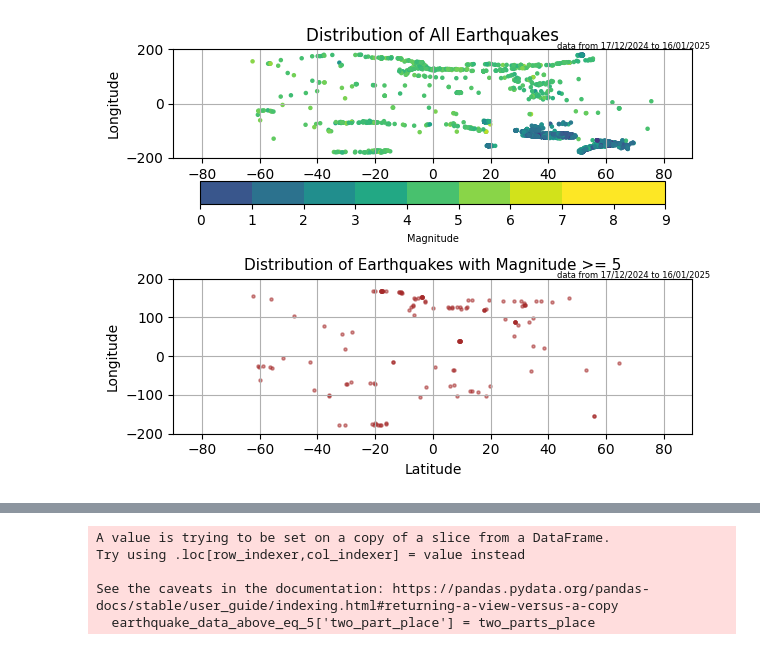
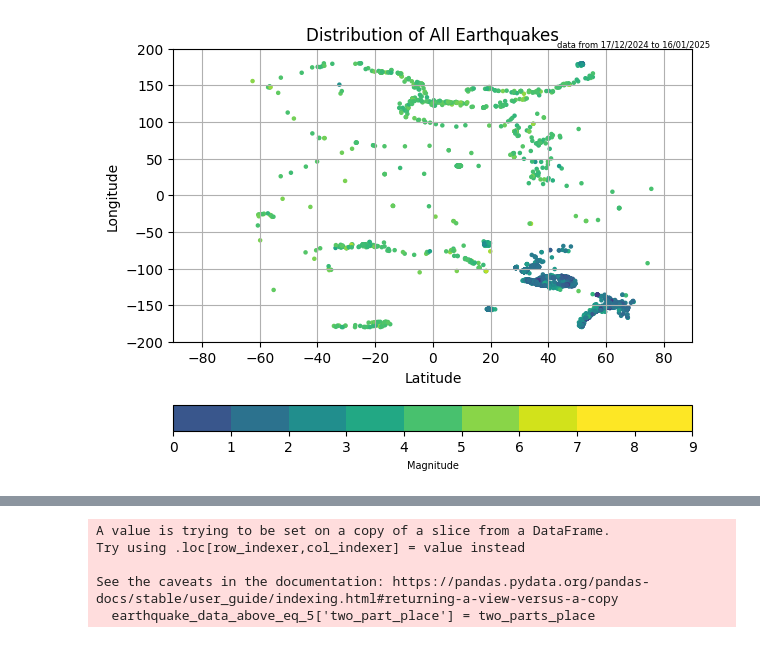
Before and after one commit to pkdc/earthquake-data-analysis, a Jupyter notebook: earthquake.ipynb, the cells around one changed output, grey strips where cells are left out. Saved outputs shown, nothing was run; the diff lists cells and outputs as text; code cells hidden in the pictures.

Commit message:
Separated the earthquakes dist and dist >=5 plots

```diff
--- a/earthquake.ipynb
+++ b/earthquake.ipynb
@@ -79,56 +79,37 @@ dtype: int64
 # %%
 # Extract latitude, longitude, and magnitude data
 lat = earthquake_data['latitude']
 lng = earthquake_data['longitude']
 mag = earthquake_data['mag']
 
-# Create a figure with 2 subplots (2 rows, 1 column)
-fig, ax = plt.subplots(2, 1)
+# Create a figure
+fig, ax = plt.subplots()
 
 # Scatter plot for all earthquakes
-eq_scatter = ax[0].scatter(lat, lng, s=5, c=mag, marker='o', cmap='viridis')
+eq_scatter = ax.scatter(lat, lng, s=5, c=mag, marker='o', cmap='viridis')
 
 # Add color bar to the first subplot
-cbar = fig.colorbar(eq_scatter, ax=ax[0], location='bottom', boundaries=[0,1,2,3,4,5,6,7,8,9])
+cbar = fig.colorbar(eq_scatter, ax=ax, location='bottom', boundaries=[0,1,2,3,4,5,6,7,8,9])
 cbar.set_label('Magnitude', fontsize=7)
 
 # Set title and labels for the first subplot
-ax[0].set_title('Distribution of All Earthquakes')
-ax[0].set_xlabel('Latitude')
-ax[0].set_ylabel('Longitude')
-ax[0].set_xlim(-90, 90)
-ax[0].set_ylim(-200, 200)
-ax[0].grid()
-ax[0].plot()
+ax.set_title('Distribution of All Earthquakes')
+ax.set_xlabel('Latitude')
+ax.set_ylabel('Longitude')
+ax.set_xlim(-90, 90)
+ax.set_ylim(-200, 200)
+ax.grid()
+ax.plot()
 
 # Add text annotation to the plot
-t0 = ax[0].text(43, 202, 'data from 17/12/2024 to 16/01/2025', fontsize=6)
+t0 = ax.text(43, 202, 'data from 17/12/2024 to 16/01/2025', fontsize=6)
 
-# Filter earthquakes with magnitude >= 5
-earthquake_data_above_eq_5 = earthquake_data[earthquake_data['mag'] >= 5]
-lat_above_eq_5 = earthquake_data_above_eq_5['latitude']
-lng_above_eq_5 = earthquake_data_above_eq_5['longitude']
-
-# Scatter plot for earthquakes with magnitude >= 5
-eq_above_equal_5_scatter = ax[1].scatter(lat_above_eq_5, lng_above_eq_5, s=5, c='brown', marker='o', alpha=0.5)
-
-# Set title and labels for the second subplot
-ax[1].set_title('Distribution of Earthquakes with Magnitude >= 5', fontsize=11)
-ax[1].set_xlabel('Latitude')
-ax[1].set_ylabel('Longitude')
-ax[1].set_xlim(-90, 90)
-ax[1].set_ylim(-200, 200)
-ax[1].grid()
-ax[1].plot()
-
-# Add text annotation to the plot
-t1 = ax[1].text(43, 202, 'data from 17/12/2024 to 16/01/2025', fontsize=6)
 
 # Adjust layout to prevent overlap
 plt.tight_layout()
 
 # save the output as a jpeg
 filename = 'earthquakes_dist.jpeg'
 plt.savefig(filename, format = 'jpeg')
 # %% [output]
-[figure, old version]
+[figure, new version]
```
Also changed, not shown: parts of 1 cell of this notebook, 2 other files.
